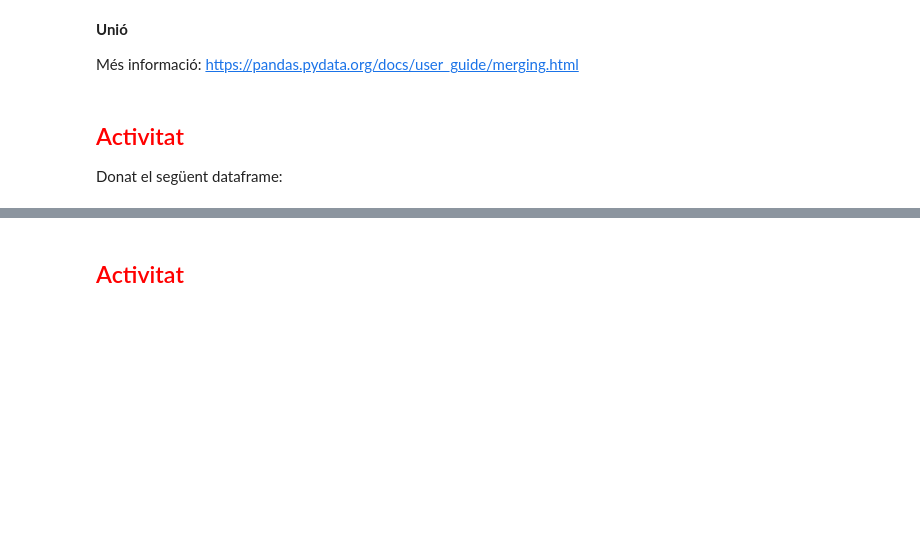
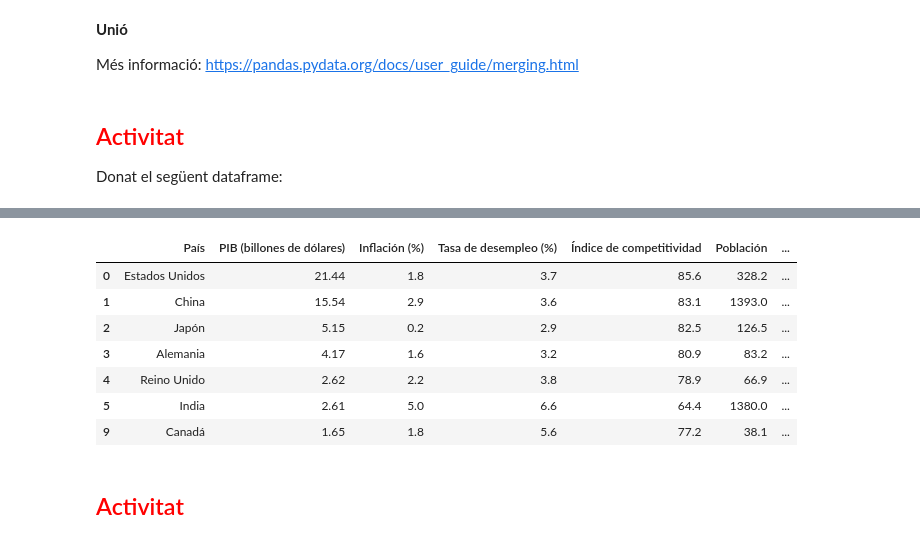
Before and after one commit to wisaaco/Curs_FG24GOI0074221, a Jupyter notebook: lessons/5_Pandas_Modificacio.ipynb, the cells around one changed output, grey strips where cells are left out. Drawn from its saved outputs; the diff is of its cells as text; code cells hidden in the pictures; blank space fills up the shorter version.

```diff
--- a/lessons/5_Pandas_Modificacio.ipynb
+++ b/lessons/5_Pandas_Modificacio.ipynb
@@ -218,5 +249,17 @@ df_economia = pd.DataFrame(data)
 # %%
 #4 . Crea un nou dataframe eliminant els països anteriorment seleccionats.
+
+df_res = df_economia.drop(df_economia[df_economia.iloc[:,3] > 8.0].index)
+df_res
+# %% [output]
+|  | País | PIB (billones de dólares) | Inflación (%) | Tasa de desempleo (%) | Índice de competitividad | Población | ... |
+| 0 | Estados Unidos | 21.44 | 1.8 | 3.7 | 85.6 | 328.2 | ... |
+| 1 | China | 15.54 | 2.9 | 3.6 | 83.1 | 1393.0 | ... |
+| 2 | Japón | 5.15 | 0.2 | 2.9 | 82.5 | 126.5 | ... |
+| 3 | Alemania | 4.17 | 1.6 | 3.2 | 80.9 | 83.2 | ... |
+| 4 | Reino Unido | 2.62 | 2.2 | 3.8 | 78.9 | 66.9 | ... |
+| 5 | India | 2.61 | 5.0 | 6.6 | 64.4 | 1380.0 | ... |
+| 9 | Canadá | 1.65 | 1.8 | 5.6 | 77.2 | 38.1 | ... |
 # %% [markdown]
 ## <span style="color:red">Activitat</span>
 # %% [markdown]
```
Also changed, not shown: parts of 13 cells of this notebook, 4 other files.
